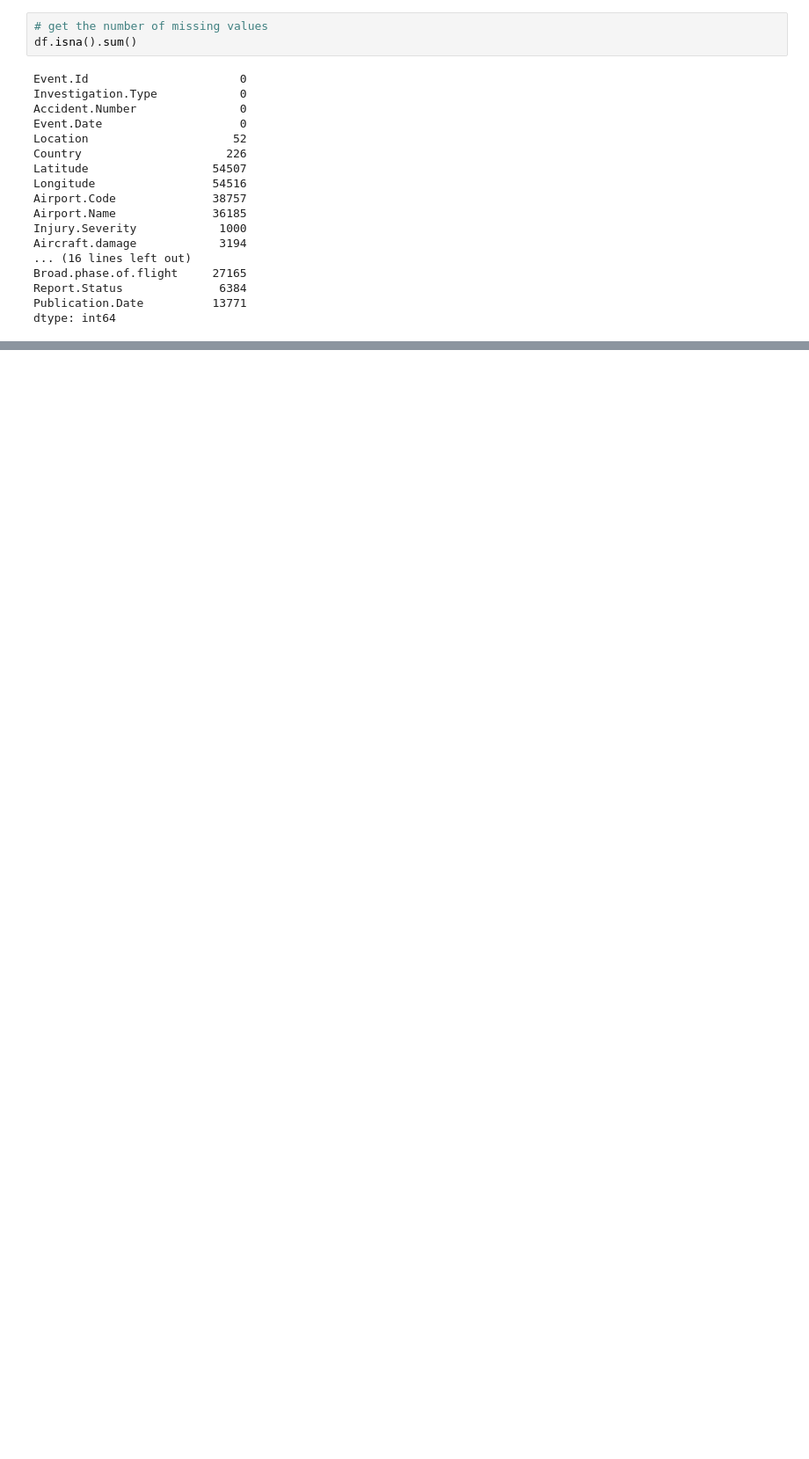
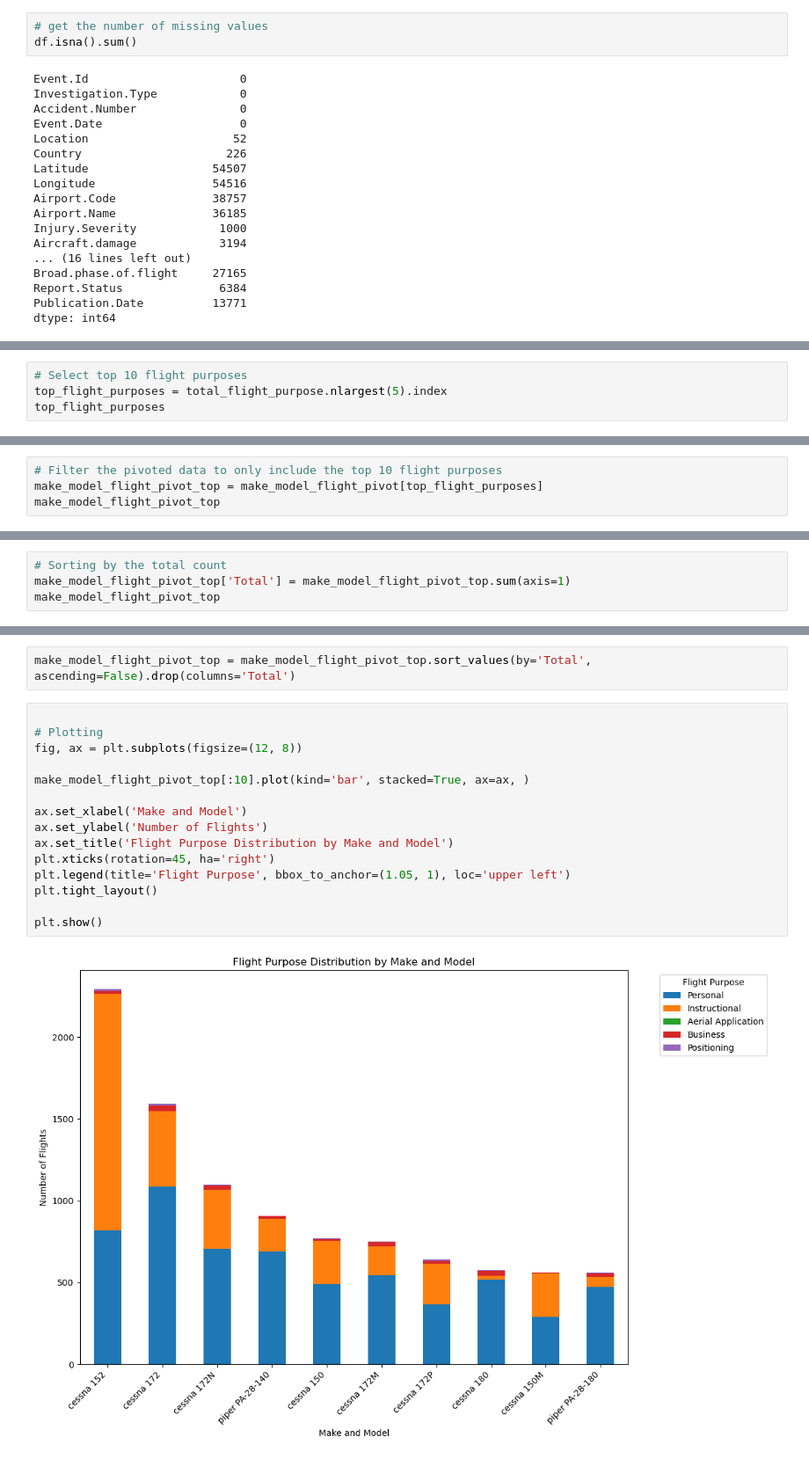
Before and after one commit to am-eric/EDA, a Jupyter notebook: EDA.ipynb, the cells around one changed output, grey strips where cells are left out. Shown at 88% size. Cells and saved outputs as stored; diff of their text form; blank space fills up the shorter version.

```diff
--- a/EDA.ipynb
+++ b/EDA.ipynb
@@ -712,0 +340,4 @@ TypeError: can only concatenate str (not "int") to str
+# %%
+# Select top 10 flight purposes
+top_flight_purposes = total_flight_purpose.nlargest(5).index
+top_flight_purposes
@@ -712,0 +348,4 @@ TypeError: can only concatenate str (not "int") to str
+# %%
+# Filter the pivoted data to only include the top 10 flight purposes
+make_model_flight_pivot_top = make_model_flight_pivot[top_flight_purposes]
+make_model_flight_pivot_top
@@ -712,0 +367,4 @@ TypeError: can only concatenate str (not "int") to str
+# %%
+# Sorting by the total count
+make_model_flight_pivot_top['Total'] = make_model_flight_pivot_top.sum(axis=1)
+make_model_flight_pivot_top
@@ -712,0 +391,19 @@ TypeError: can only concatenate str (not "int") to str
+# %%
+make_model_flight_pivot_top = make_model_flight_pivot_top.sort_values(by='Total', ascending=False).drop(columns='Total')
+# %%
+
+# Plotting
+fig, ax = plt.subplots(figsize=(12, 8))
+
+make_model_flight_pivot_top[:10].plot(kind='bar', stacked=True, ax=ax, )
+
+ax.set_xlabel('Make and Model')
+ax.set_ylabel('Number of Flights')
+ax.set_title('Flight Purpose Distribution by Make and Model')
+plt.xticks(rotation=45, ha='right')
+plt.legend(title='Flight Purpose', bbox_to_anchor=(1.05, 1), loc='upper left')
+plt.tight_layout()
+
+plt.show()
+# %% [output]
+[figure, added]
```
Also changed, not shown: parts of 106 cells of this notebook.
